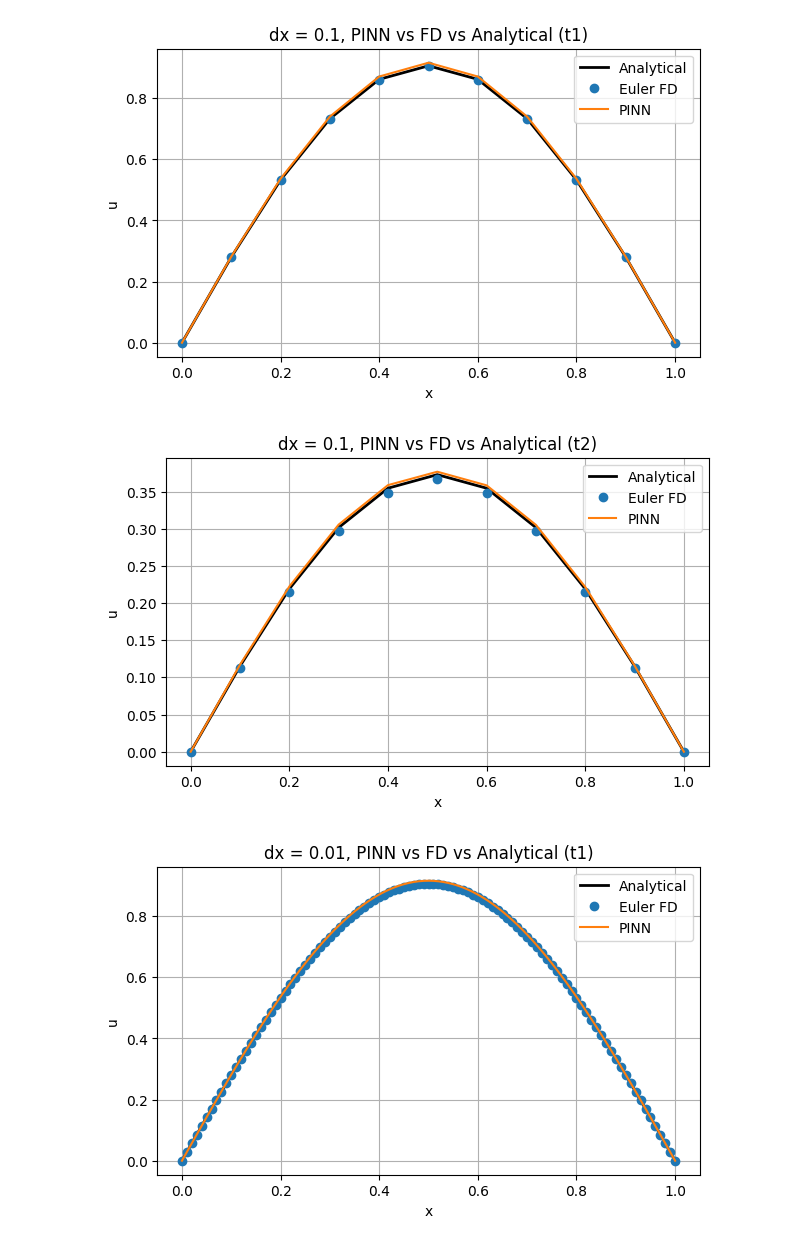
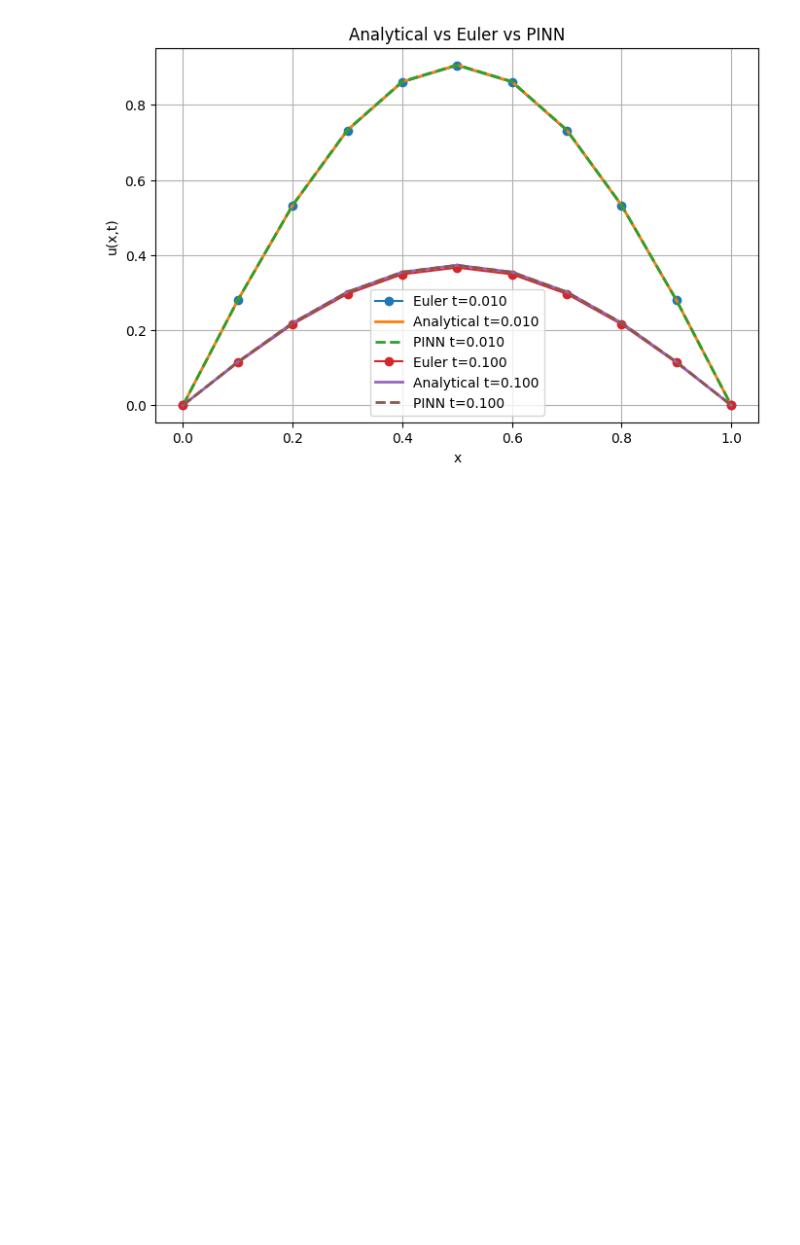
Before and after one commit to beateovl/FYS-STK4155-Project-3, a Jupyter notebook: Notebooks/initial_test.ipynb, the cells around one changed output. Drawn from its saved outputs; the diff is of its cells as text; code cells hidden in the pictures; blank space fills up the shorter version.

Commit message:
add figures

```diff
--- a/Notebooks/initial_test.ipynb
+++ b/Notebooks/initial_test.ipynb
@@ -114,35 +181,35 @@ Epoch 3000/3000, Loss: 2.109303e-02
 # %%
-def pinn_solution(model, x, t_value, N_output=1):
+def pinn_solution(model, x, t_value):
     X_eval = np.stack([x, np.full_like(x, t_value)], axis=1).astype(np.float32)
-    g_val = g_trial_tf(X_eval, model, N_output)
+    g_val = g_trial_tf(X_eval, model, model(X_eval))
     return g_val.numpy().flatten()
 # %%
-def plot_all(x, t_grid, U, t_target, NN_model, title, N_output=1):
-    n_idx = np.argmin(np.abs(t_grid - t_target))
-    u_euler = U[n_idx]
-    u_exact = analytical_u(x, t_target)
-    u_pinn  = pinn_solution(NN_model, x, t_target, N_output)
+def compare_slices_with_pinn(x, U, t_grid, times, NN_model):
+    plt.figure(figsize=(8,5))
 
-    plt.figure(figsize=(7,4))
-    plt.plot(x, u_exact, 'k-', lw=2, label="Analytical")
-    plt.plot(x, u_euler, 'o', label="Euler FD")
-    plt.plot(x, u_pinn, '-', label="PINN")
+    for t_target in times:
+        idx = np.argmin(np.abs(t_grid - t_target))
+        t_val = t_grid[idx]
+
+        # Euler FD
+        plt.plot(x, U[idx], 'o-', label=f"Euler t={t_val:.3f}")
+
+        # Analytical
+        plt.plot(x, analytical_u(x, t_val), '-', linewidth=2,
+                 label=f"Analytical t={t_val:.3f}")
+
+        # PINN
+        u_pinn = pinn_solution(NN_model, x, t_val)
+        plt.plot(x, u_pinn, '--', linewidth=2,
+                 label=f"PINN t={t_val:.3f}")
+
+    plt.legend()
     plt.xlabel("x")
-    plt.ylabel("u")
-    plt.title(title)
-    plt.legend()
+    plt.ylabel("u(x,t)")
     plt.grid(True)
+    plt.title("Analytical vs Euler vs PINN")
     plt.show()
 
-
-t1_val, t2_val = 0.01, 0.10
-
-plot_all(x1, t1, U1, t1_val, NN_model, "dx = 0.1, PINN vs FD vs Analytical (t1)", N_output=N_points)
-plot_all(x1, t1, U1, t2_val, NN_model, "dx = 0.1, PINN vs FD vs Analytical (t2)", N_output=N_points)
-
-plot_all(x2, t2, U2, t1_val, NN_model, "dx = 0.01, PINN vs FD vs Analytical (t1)", N_output=N_points)
-plot_all(x2, t2, U2, t2_val, NN_model, "dx = 0.01, PINN vs FD vs Analytical (t2)", N_output=N_points)
+compare_slices_with_pinn(x1, U1, t1, times=[0.01, 0.1], NN_model=NN_model)
 # %% [output]
-[figure, old version]
+[figure, new version]
-[figure, removed]
-[figure, removed]
```
Also changed, not shown: parts of 11 cells of this notebook, 10 other files.
